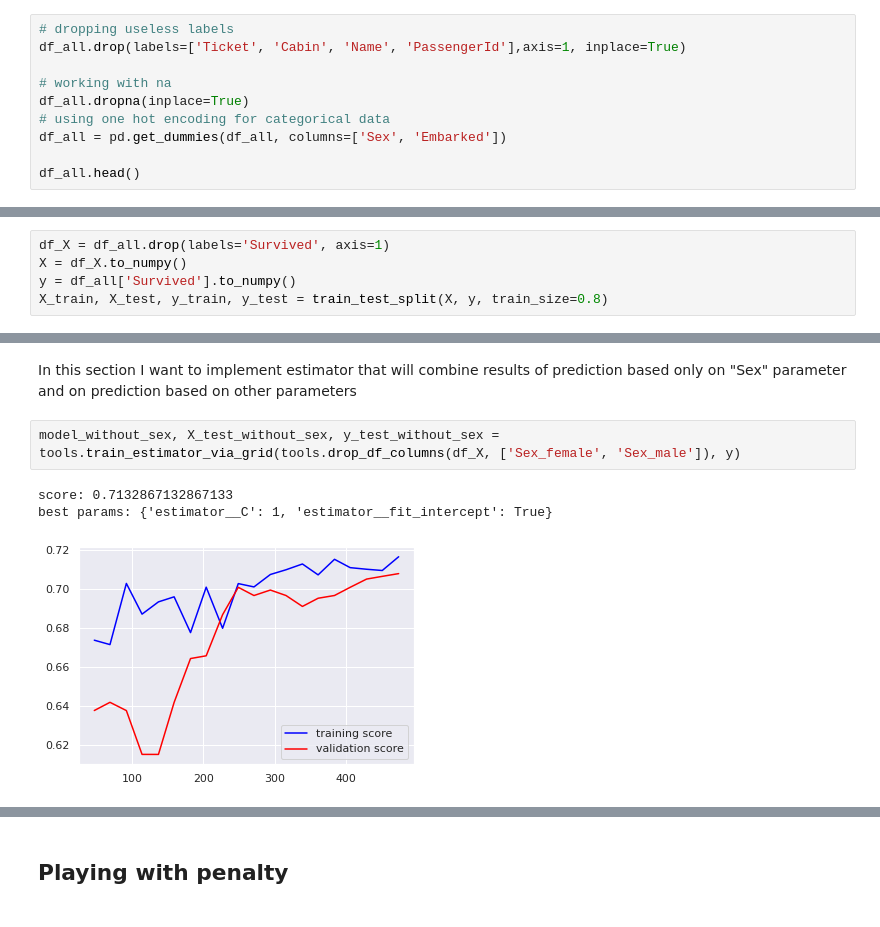
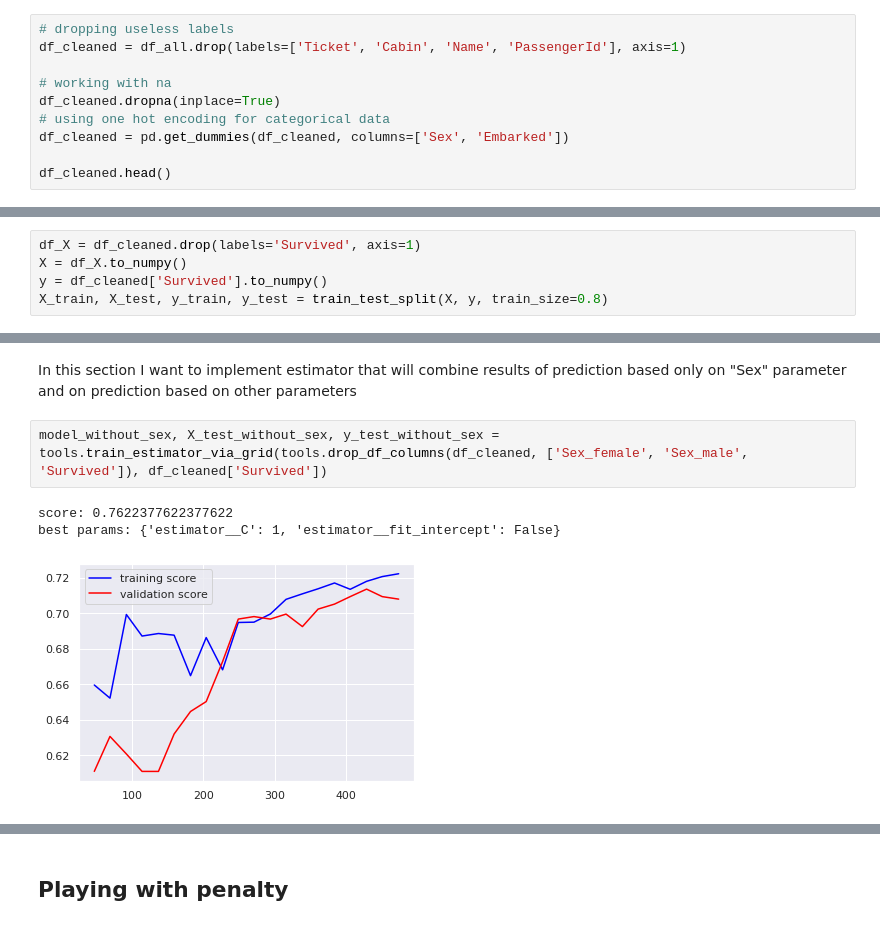
Before and after one commit to VsevolodKozlov-git/kaggle-titanic-competition, a Jupyter notebook: main.ipynb, the cells around one changed output, grey strips where cells are left out. Saved outputs shown, nothing was run; the diff lists cells and outputs as text.

```diff
--- a/main.ipynb
+++ b/main.ipynb
@@ -75,14 +75,14 @@ Embarked        0.224467
 dtype: float64
 # %%
 # dropping useless labels
-df_all.drop(labels=['Ticket', 'Cabin', 'Name', 'PassengerId'],axis=1, inplace=True)
+df_cleaned = df_all.drop(labels=['Ticket', 'Cabin', 'Name', 'PassengerId'], axis=1)
 
 # working with na
-df_all.dropna(inplace=True)
+df_cleaned.dropna(inplace=True)
 # using one hot encoding for categorical data
-df_all = pd.get_dummies(df_all, columns=['Sex', 'Embarked'])
+df_cleaned = pd.get_dummies(df_cleaned, columns=['Sex', 'Embarked'])
 
-df_all.head()
+df_cleaned.head()
 # %% [output]
 |  | Survived | Pclass | Age | SibSp | Parch | Fare | Sex_female | Sex_male | Embarked_C | Embarked_Q | ... |
 | 0 | 0 | 3 | 22.0 | 1 | 0 | 7.2500 | 0 | 1 | 0 | 0 | ... |
@@ -102,9 +196,9 @@ X_train, X_test, y_train, y_test = train_test_split(X, y, train_size=0.8)
 # %% [markdown]
 Split data on training/test
 # %%
-df_X = df_all.drop(labels='Survived', axis=1)
+df_X = df_cleaned.drop(labels='Survived', axis=1)
 X = df_X.to_numpy()
-y = df_all['Survived'].to_numpy()
+y = df_cleaned['Survived'].to_numpy()
 X_train, X_test, y_train, y_test = train_test_split(X, y, train_size=0.8)
 # %%
 model_all_features = tools.train_estimator_via_grid(X_train, y_train)[0]
@@ -141,8 +235,8 @@ def display_estimator_result(X_train, y_train, C=0.01):
 # %% [markdown]
 In this section I want to implement estimator that will combine results of prediction based only on "Sex" parameter and on prediction based on other parameters
 # %%
-model_without_sex, X_test_without_sex, y_test_without_sex = tools.train_estimator_via_grid(tools.drop_df_columns(df_X, ['Sex_female', 'Sex_male']), y)
+model_without_sex, X_test_without_sex, y_test_without_sex = tools.train_estimator_via_grid(tools.drop_df_columns(df_cleaned, ['Sex_female', 'Sex_male', 'Survived']), df_cleaned['Survived'])
 # %% [output]
-score: 0.7132867132867133
-best params: {'estimator__C': 1, 'estimator__fit_intercept': True}
+score: 0.7622377622377622
+best params: {'estimator__C': 1, 'estimator__fit_intercept': False}
-[figure, old version]
+[figure, new version]
```
Also changed, not shown: parts of 51 cells of this notebook, 1 other file.
